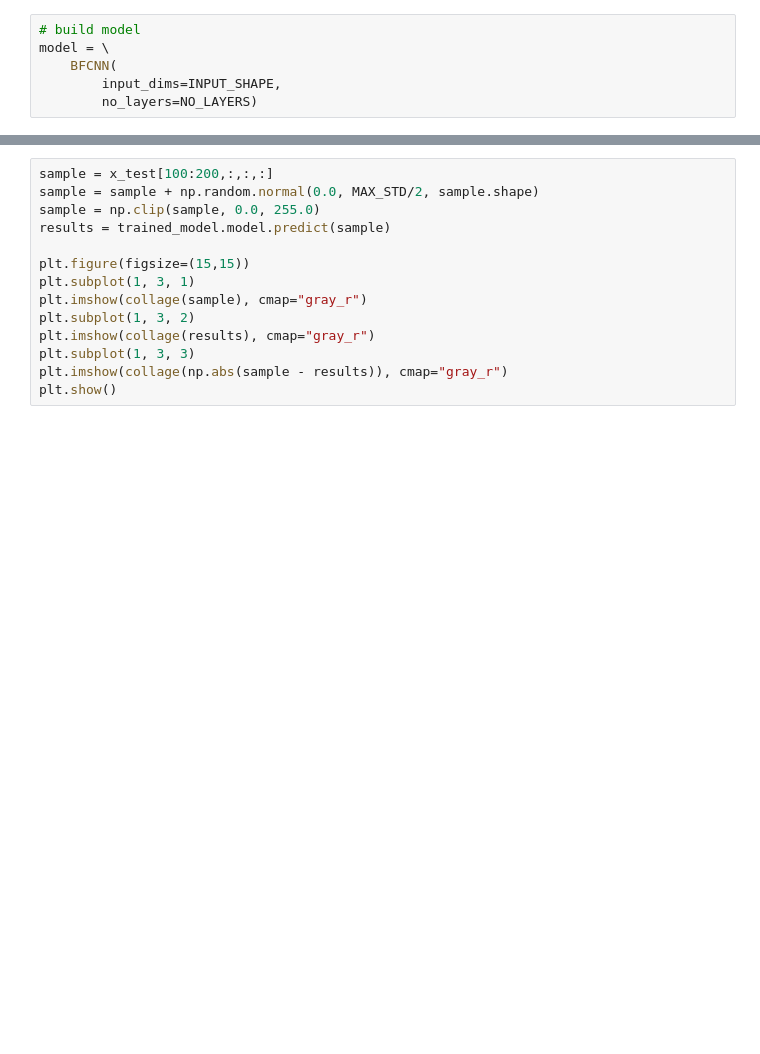
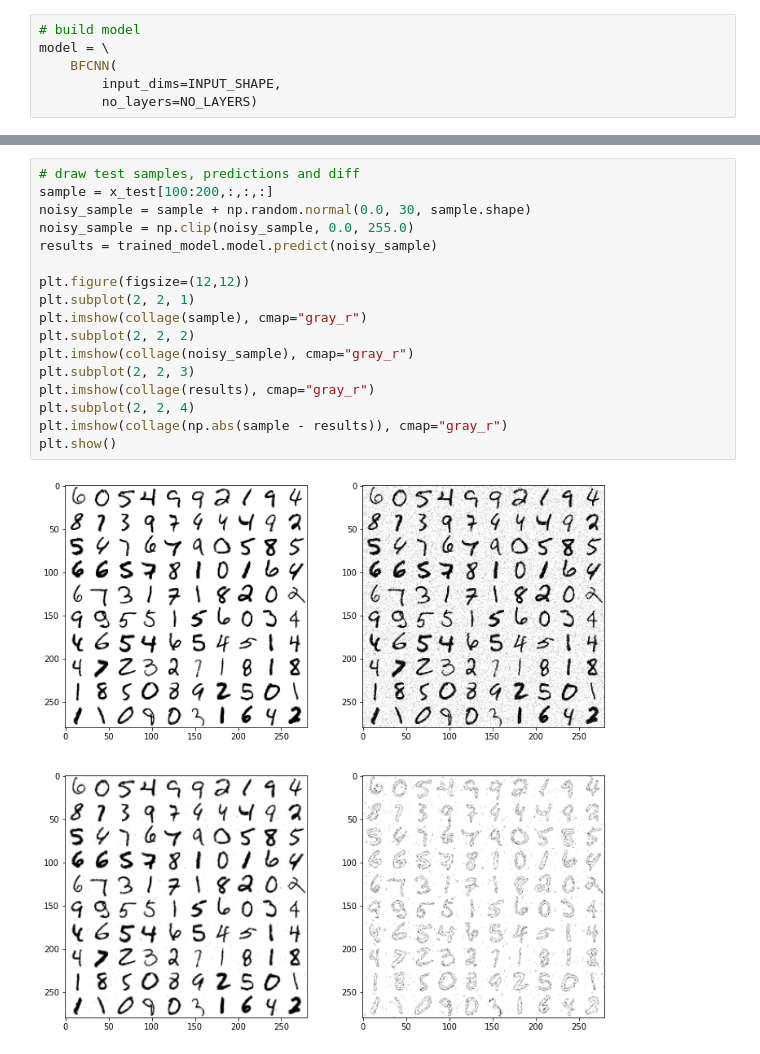
Before and after one commit to NikolasMarkou/blind_image_denoising, a Jupyter notebook: notebooks/test_bfcnn.ipynb, the cells around one changed output, grey strips where cells are left out. Saved outputs shown, nothing was run; the diff lists cells and outputs as text; blank space fills up the shorter version.

```diff
--- a/notebooks/test_bfcnn.ipynb
+++ b/notebooks/test_bfcnn.ipynb
@@ -80,14 +97,19 @@ plt.show()
 # %%
+# draw test samples, predictions and diff
 sample = x_test[100:200,:,:,:]
-sample = sample + np.random.normal(0.0, MAX_STD/2, sample.shape)
-sample = np.clip(sample, 0.0, 255.0)
-results = trained_model.model.predict(sample)
+noisy_sample = sample + np.random.normal(0.0, 30, sample.shape)
+noisy_sample = np.clip(noisy_sample, 0.0, 255.0)
+results = trained_model.model.predict(noisy_sample)
 
-plt.figure(figsize=(15,15))
-plt.subplot(1, 3, 1)
+plt.figure(figsize=(12,12))
+plt.subplot(2, 2, 1)
 plt.imshow(collage(sample), cmap="gray_r")
-plt.subplot(1, 3, 2)
+plt.subplot(2, 2, 2)
+plt.imshow(collage(noisy_sample), cmap="gray_r")
+plt.subplot(2, 2, 3)
 plt.imshow(collage(results), cmap="gray_r")
-plt.subplot(1, 3, 3)
+plt.subplot(2, 2, 4)
 plt.imshow(collage(np.abs(sample - results)), cmap="gray_r")
 plt.show()
+# %% [output]
+[figure, added]
```
Also changed, not shown: parts of 3 cells of this notebook.
